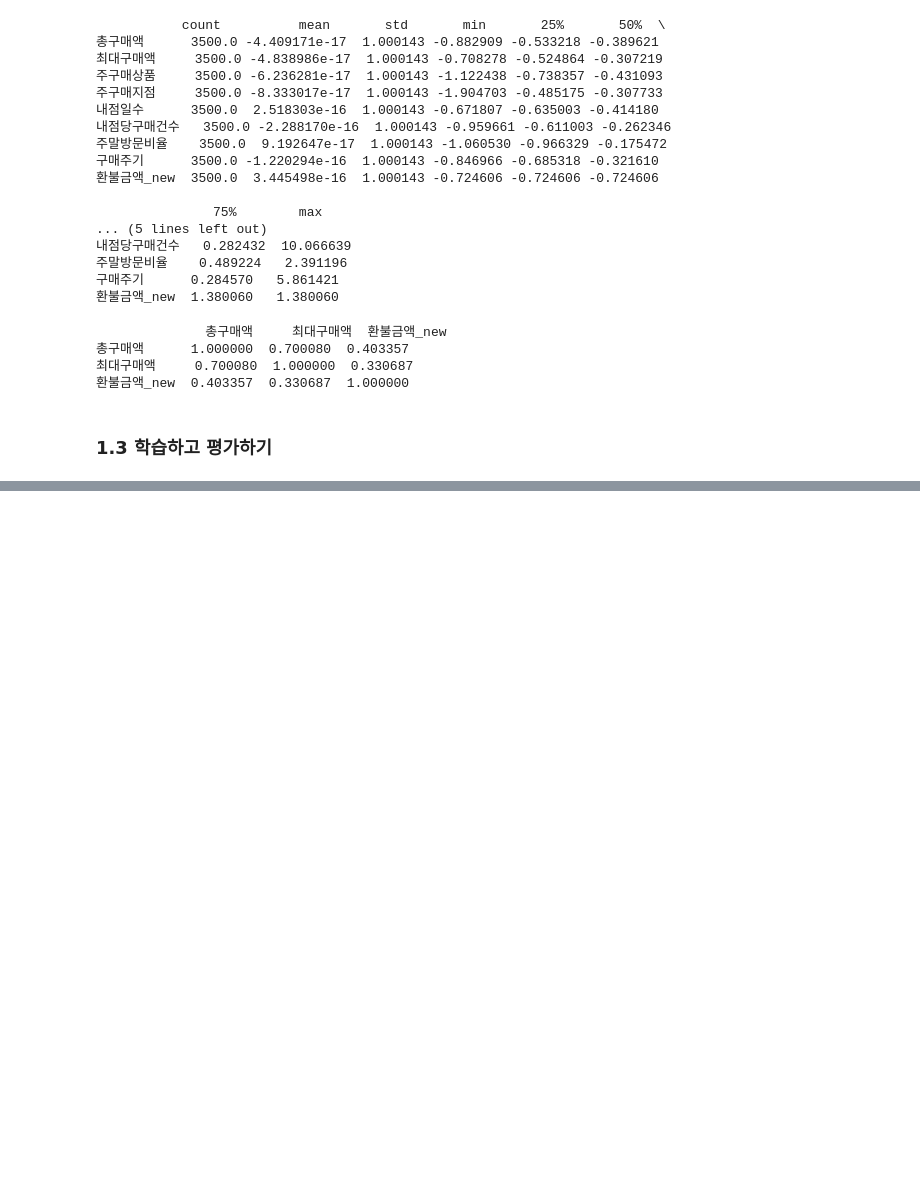
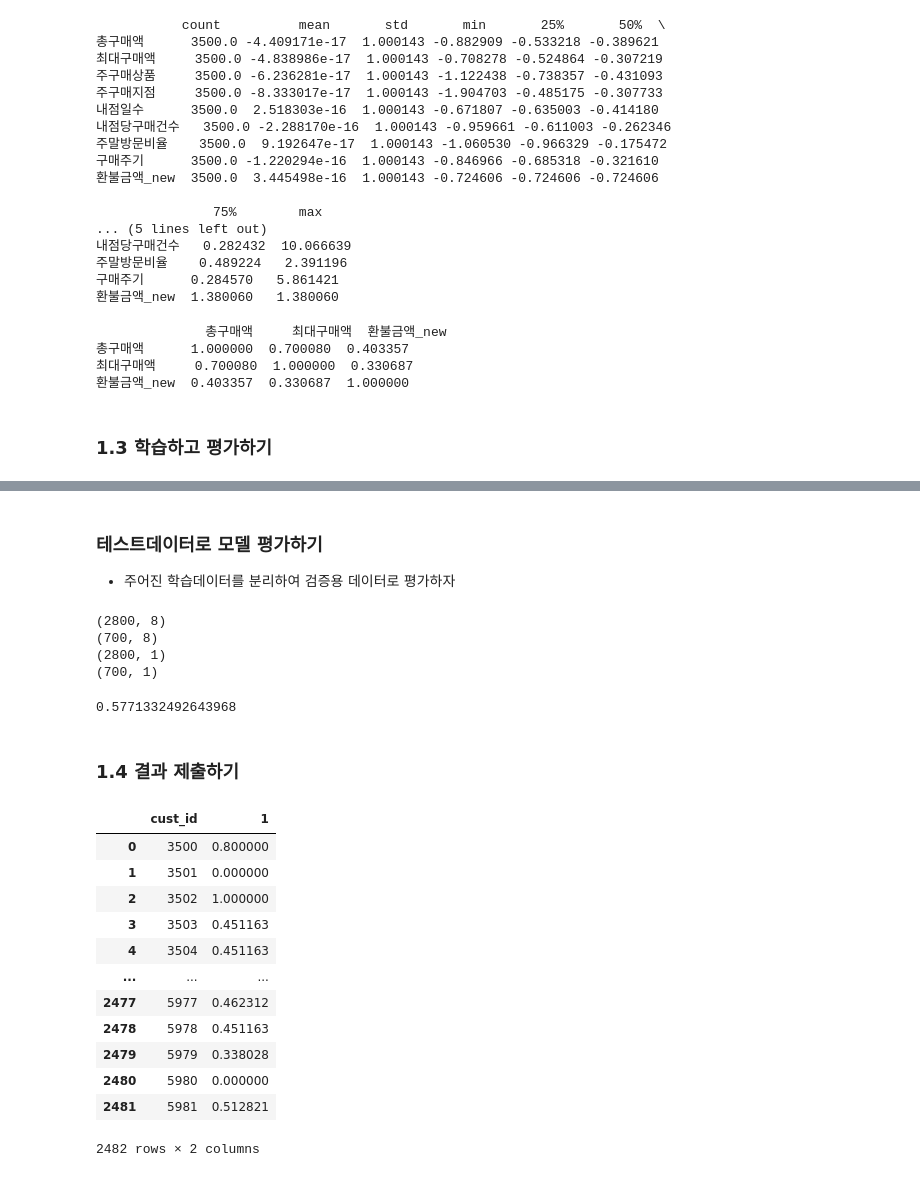
Before and after one commit to saparian0304/tjoeunacademy_test, a Jupyter notebook: jupyter/빅데이터분석기사_실기/5장-제2유형 박살내기.ipynb, the cells around one changed output, grey strips where cells are left out. Cells and saved outputs as stored; diff of their text form; code cells hidden in the pictures; blank space fills up the shorter version.

```diff
--- a/jupyter/빅데이터분석기사_실기/5장-제2유형 박살내기.ipynb
+++ b/jupyter/빅데이터분석기사_실기/5장-제2유형 박살내기.ipynb
@@ -397,3 +403,16 @@ x_train = x_train.drop(columns=['최대구매액'])
 x_test = x_test.drop(columns=['최대구매액'])
 # %% [markdown]
 ### 1.3 학습하고 평가하기
+# %%
+# sklearn 패키지의 tree 모듈에서 DecisionTreeClassifier 함수를 가져오기
+from sklearn.tree import DecisionTreeClassifier
+# 의사결정나무 방식으로 수행되는 model 객체를 만들기
+model = DecisionTreeClassifier()
+# x_train, y_train 세트로 model을 학습시키기
+model.fit(x_train, y_train)
+# 학습된 model을 활용하여 테스트 데이터의 종속변수를 예측하기
+y_test_predicted = model.predict(x_test)
+# 예측한 결과를 출력해보기
+print(pd.DataFrame(y_test_predicted).head(3))
+print(type(y_test_predicted))
+print(y_test_predicted)
@@ -399,0 +426,10 @@ x_test = x_test.drop(columns=['최대구매액'])
+# %%
+# 하이퍼파라미터 튜닝
+# 괄호 안에 하이퍼 파라미터를 입력하여 모델 객체를 생성하기
+model = DecisionTreeClassifier(max_depth=10, criterion='entropy', random_state=10)
+# x_train, y_train 세트로 model을 학습시키기
+model.fit(x_train, y_train)
+# 학습된 model을 활용하여 테스트 데이터의 종속변수를 예측하기
+y_test_predicted = model.predict(x_test)
+# 예측한 결과를 출력해보기
+print(pd.DataFrame(y_test_predicted).head(3))
@@ -399,0 +509,5 @@ x_test = x_test.drop(columns=['최대구매액'])
+# %%
+# model을 통해 x_test에 맞는 종속변수 확률을 구하기
+y_test_proba = model.predict_proba(x_test)
+# 종속변수의 0, 1에 대한 각 확률을 확인하기
+print(pd.DataFrame(y_test_proba).head())
@@ -399,0 +537,3 @@ x_test = x_test.drop(columns=['최대구매액'])
+# %%
+# 위 결과를 result 변수에 저장하기
+result = pd.DataFrame(y_test_proba)[1]
@@ -399,0 +549,18 @@ x_test = x_test.drop(columns=['최대구매액'])
+# %% [markdown]
+### 테스트데이터로 모델 평가하기
+- 주어진 학습데이터를 분리하여 검증용 데이터로 평가하자
+# %%
+# 데이터 분리하기 위한 train_test_split 함수를 가져오기
+from sklearn.model_selection import train_test_split
+# 학습용과 검증용을 8:2로 분리하기
+X_TRAIN, X_TEST, Y_TRAIN, Y_TEST = train_test_split(x_train, y_train, test_size=0.2, random_state=10)
+# 분리된 데이터의 행/열 구조를 확인하기
+print(X_TRAIN.shape)
+print(X_TEST.shape)
+print(Y_TRAIN.shape)
+print(Y_TEST.shape)
+# %% [output]
+(2800, 8)
+(700, 8)
+(2800, 1)
+(700, 1)
@@ -399,0 +574,26 @@ x_test = x_test.drop(columns=['최대구매액'])
+# %%
+# sklearn 패키지의 metrics 모듈에서 roc_auc_score 함수를 가져오기
+from sklearn.metrics import roc_auc_score
+# roc 평가지표 값을 확인하기
+print(roc_auc_score(Y_TEST, Y_TEST_PREDICTED))
+# %% [output]
+0.5771332492643968
+# %% [markdown]
+### 1.4 결과 제출하기
+# %%
+# x_test_cust_id 변수와 result 변수를 세로 방향으로 붙이기
+pd.concat([x_test_cust_id, result], axis=1)
+# %% [output]
+|  | cust_id | 1 |
+| 0 | 3500 | 0.800000 |
+| 1 | 3501 | 0.000000 |
+| 2 | 3502 | 1.000000 |
+| 3 | 3503 | 0.451163 |
+| 4 | 3504 | 0.451163 |
+| ... | ... | ... |
+| 2477 | 5977 | 0.462312 |
+| 2478 | 5978 | 0.451163 |
+| 2479 | 5979 | 0.338028 |
+| 2480 | 5980 | 0.000000 |
+| 2481 | 5981 | 0.512821 |
+2482 rows × 2 columns
```
Also changed, not shown: parts of 89 cells of this notebook, 3 other files.
